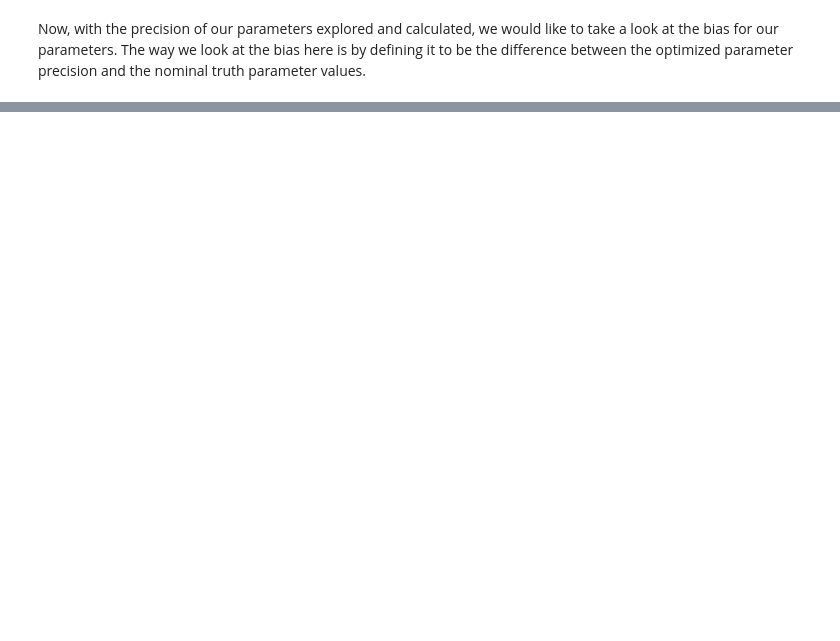
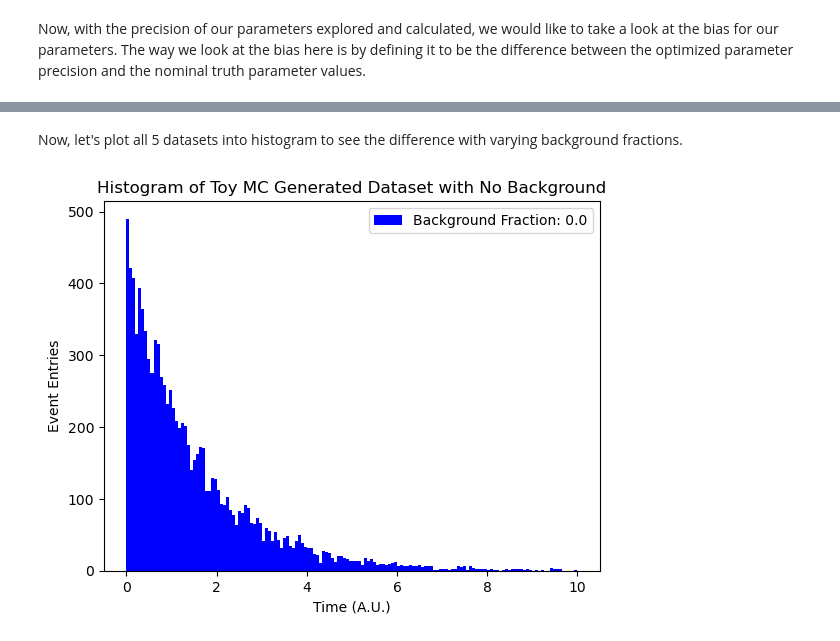
Before and after one commit to wly-wang/DAML23-24, a Jupyter notebook: Report1/s2106059_Report1.ipynb, the cells around one changed output, grey strips where cells are left out. Saved outputs shown, nothing was run; the diff lists cells and outputs as text; code cells hidden in the pictures; blank space fills up the shorter version.

```diff
--- a/Report1/s2106059_Report1.ipynb
+++ b/Report1/s2106059_Report1.ipynb
@@ -107,6 +109,10 @@ class DecayPDF(object):
 
         # initialize distribution mass array
         self.mass = []
+
+        # find the min and max
+        self.minVal = self.find_min()
+        self.maxVal = self.find_max()
 
 
     #———————————————————————————————————————————#
@@ -163,7 +169,7 @@ class DecayPDF(object):
         while (doLoop):
             x = np.random.uniform(self.loBound, self.hiBound)
             y1 = self.evaluate(x)
-            y2 = np.random.uniform(self.find_min(), self.find_max())
+            y2 = np.random.uniform(0, self.maxVal)
             # now consider the acceptance if y1 is above x-axis
             if (y2<y1):
                 filtered_x = x
@@ -192,7 +198,7 @@ class DecayPDF(object):
     #————————————————————————————————————————————————#
 
     def integrate(self, loBound, highBound):
-        integral_result, integral_err = quad(self.evaluate, loBound, highBound)
+        integral_result, integral_err = quad(self.evaluate, loBound, highBound, limit=100)
         return integral_result
 # %% [markdown]
 Now let's first generate a toy dataset with the PDF class we wrote in the cell above, and make a histogram for this dataset to test that our PDF class is running and working.
@@ -371,0 +571,20 @@ Next we need to calculate and assess the bias on the bias we calculated above fo
+# %%
+# define the parameters
+nEvts = 10000
+# in our nominal parameter dict, add another for the exponential decayConst
+nominal_params_vals['decayConst'] = 8.
+# define background fraction values for 5 datasets
+bkgFraction_vals = [0., 0.1, 0.2, 0.3, 0.4]
+# %%
+# initialize pdf class for SignalWithBkg pdf, 0 for bkg fraction
+pdf_expBkg0 = SignalWithBackground(loBound, hiBound, bkgFraction_vals[0], \
+                                  nominal_params_vals['tau'], nominal_params_vals['delta_m'], \
+                                  nominal_params_vals['V'], nominal_params_vals['decayConst'])
+
+# Generate the dataset for the current bkg fraction
+for i in range(nEvts):
+    pdf_expBkg0.next()
+
+# save the dataset
+dataset0 = pdf_expBkg0.returnMass()
+pdf_expBkg0.flushMass()
@@ -371,0 +643,15 @@ Next we need to calculate and assess the bias on the bias we calculated above fo
+# %% [markdown]
+Now, let's plot all 5 datasets into histogram to see the difference with varying background fractions.
+# %%
+# Define colors for each plot
+colors = ['blue', 'green', 'red', 'gray', 'paleturquoise']
+# %%
+plt.hist(dataset0, 150, color=colors[0],\
+         label='Background Fraction: %s' % bkgFraction_vals[0], range=(0.0, 10.0))
+plt.xlabel('Time (A.U.)')
+plt.ylabel('Event Entries')
+plt.title('Histogram of Toy MC Generated Dataset with No Background')
+plt.legend()
+plt.show()
+# %% [output]
+[figure, added]
```
Also changed, not shown: parts of 43 cells of this notebook.
